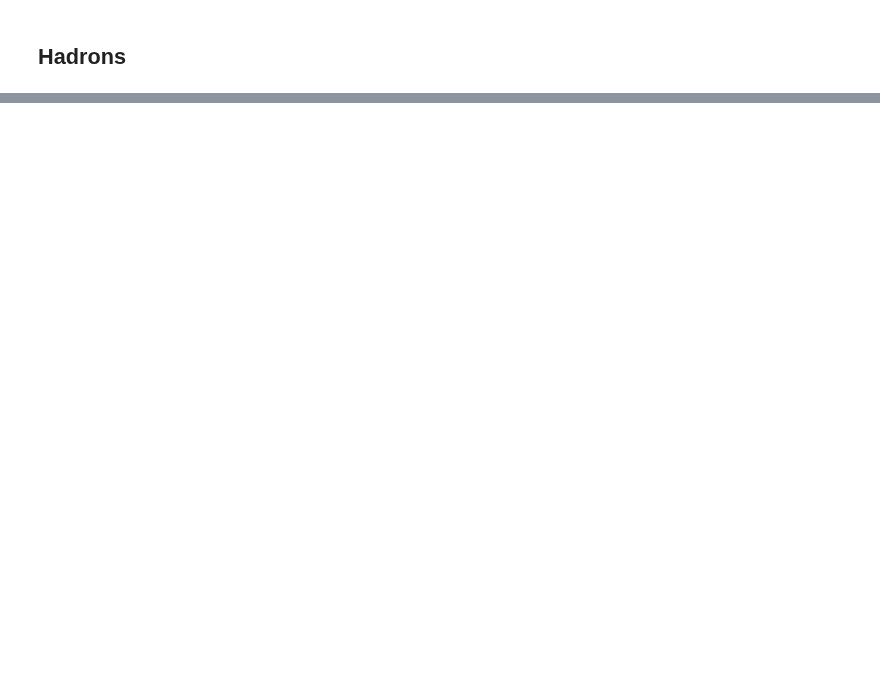
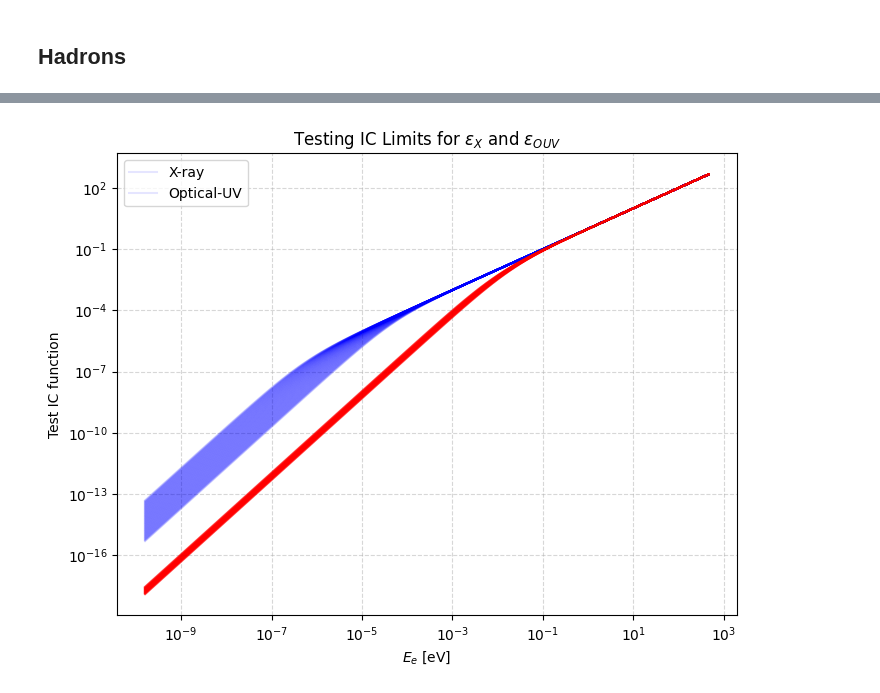
Before and after one commit to luanapassosreis/AGN_Studies, a Jupyter notebook: radiative_models/timescales.ipynb, the cells around one changed output, grey strips where cells are left out. Cells and saved outputs as stored; diff of their text form; code cells hidden in the pictures; blank space fills up the shorter version.

```diff
--- a/radiative_models/timescales.ipynb
+++ b/radiative_models/timescales.ipynb
@@ -171,0 +204,23 @@ plt.show()
+# %%
+## testing along Ee
+
+test_x = np.array([test_IC(eps) for eps in eps_x])  # X-ray range
+test_OUV = np.array([test_IC(eps) for eps in eps_OUV])  # Optical-UV range
+
+
+plt.figure(figsize=(8, 6))
+
+for i in range(len(eps_x)):
+    plt.loglog(Ee, test_x[i], 'b-', alpha=0.1)  # X-ray range
+for i in range(len(eps_OUV)):
+    plt.loglog(Ee, test_OUV[i], 'r-', alpha=0.1)  # Optical-UV range
+
+plt.xlabel(r'$E_e$ [eV]')
+plt.ylabel(r'Test IC function')
+plt.title('Testing IC Limits for $\epsilon_X$ and $\epsilon_{OUV}$')
+plt.legend(['X-ray', 'Optical-UV'])
+plt.grid(True, which='both', linestyle='--', alpha=0.5)
+
+plt.show()
+# %% [output]
+[figure, added]
```
Also changed, not shown: parts of 8 cells of this notebook, 15 other files.
